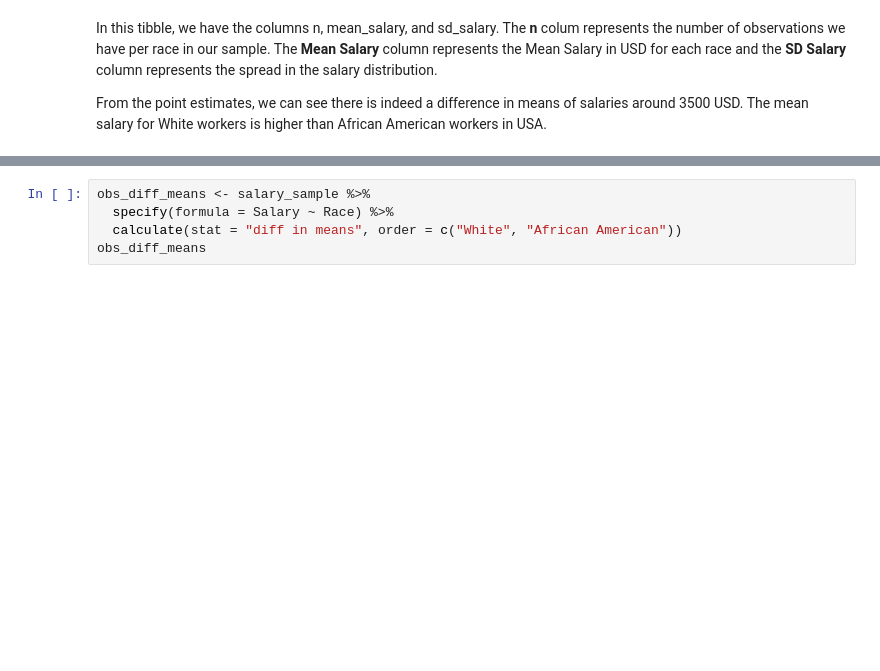
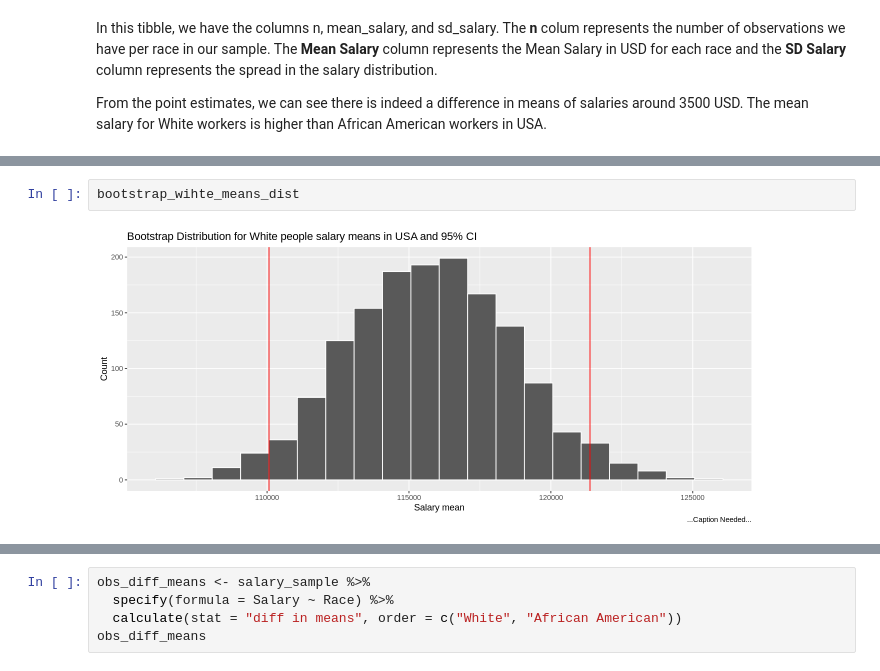
Before and after one commit to hongkailiu123/Race-VS.-Annual-Income-Statistical-Inference-Report, a Jupyter notebook: Final_Report.ipynb, the cells around one changed output, grey strips where cells are left out. Saved outputs shown, nothing was run; the diff lists cells and outputs as text; blank space fills up the shorter version.

```diff
--- a/Final_Report.ipynb
+++ b/Final_Report.ipynb
@@ -187,0 +313,4 @@ Based on the preliminary point estimate results, we anticipate rejecting the nul
+# %%
+bootstrap_wihte_means_dist
+# %% [output]
+[figure, added]
```
Also changed, not shown: parts of 57 cells of this notebook.
